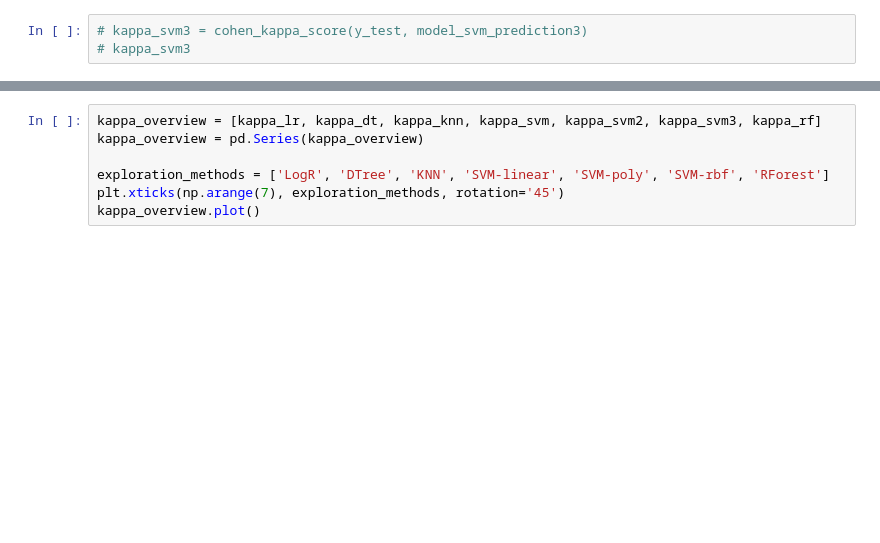
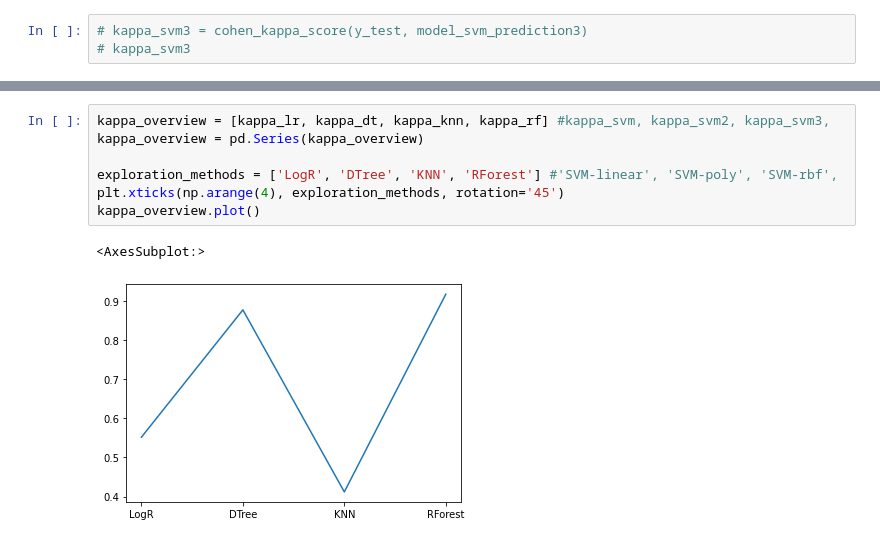
Before and after one commit to DJ1070/Airline_Passenger_Satisfaction, a Jupyter notebook: Airline.ipynb, the cells around one changed output, grey strips where cells are left out. Cells and saved outputs as stored; diff of their text form; blank space fills up the shorter version.

```diff
--- a/Airline.ipynb
+++ b/Airline.ipynb
@@ -235,10 +263,13 @@ print('Kappa: ', kappa_rf)
 # %%
-kappa_overview = [kappa_lr, kappa_dt, kappa_knn, kappa_svm, kappa_svm2, kappa_svm3, kappa_rf]
+kappa_overview = [kappa_lr, kappa_dt, kappa_knn, kappa_rf] #kappa_svm, kappa_svm2, kappa_svm3,
 kappa_overview = pd.Series(kappa_overview)
 
-exploration_methods = ['LogR', 'DTree', 'KNN', 'SVM-linear', 'SVM-poly', 'SVM-rbf', 'RForest']
-plt.xticks(np.arange(7), exploration_methods, rotation='45')
+exploration_methods = ['LogR', 'DTree', 'KNN', 'RForest'] #'SVM-linear', 'SVM-poly', 'SVM-rbf',
+plt.xticks(np.arange(4), exploration_methods, rotation='45')
 kappa_overview.plot()
+# %% [output]
+<AxesSubplot:>
+[figure, added]
 # %%
 plt.bar(x=exploration_methods, height = kappa_overview, color = 'c', width = 0.5)
 #plt.grid()
```
Also changed, not shown: parts of 9 cells of this notebook.
